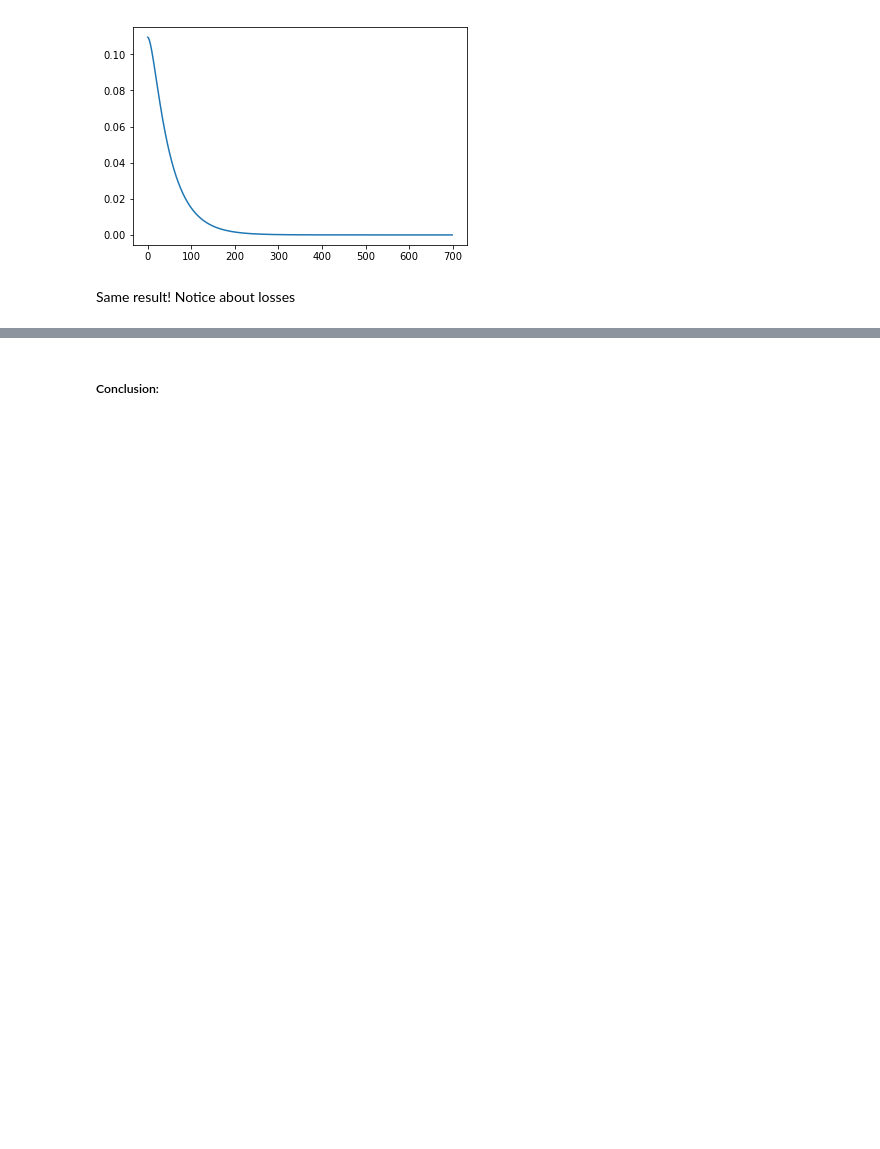
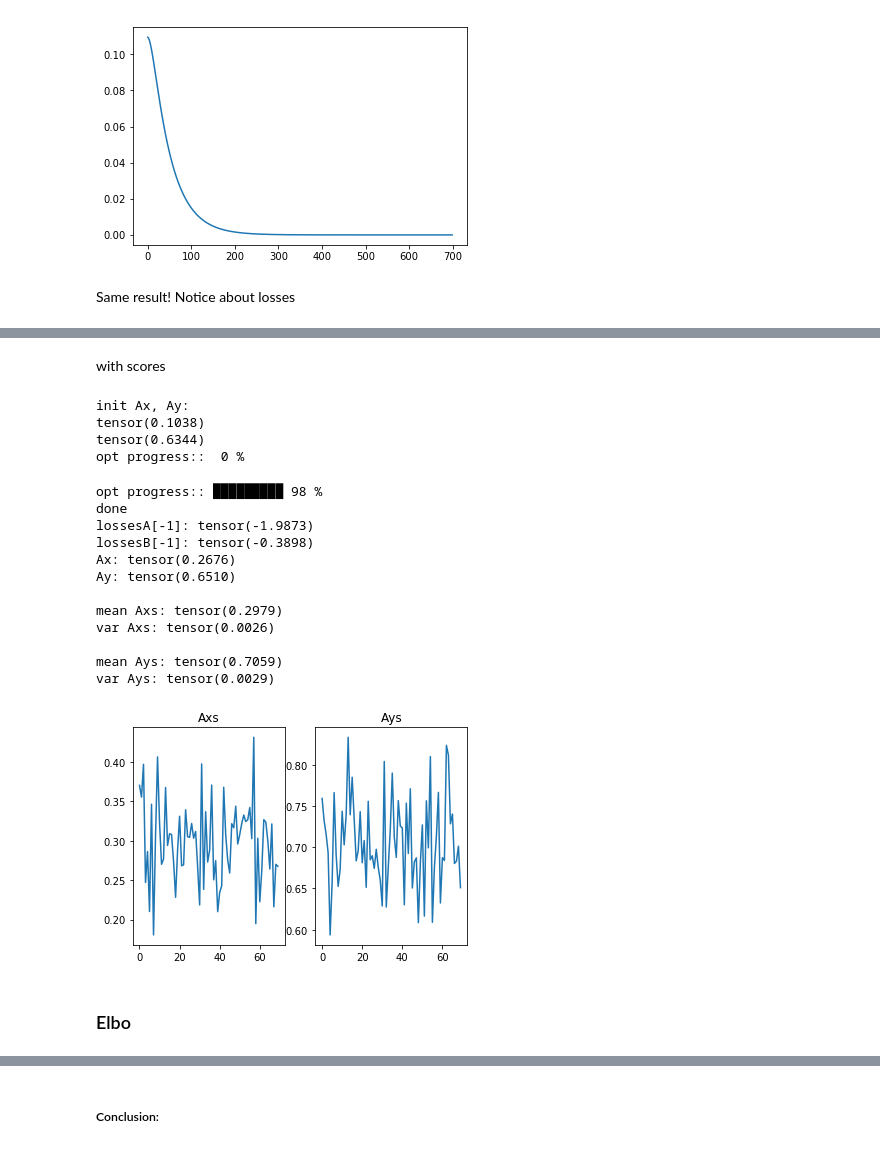
Before and after one commit to dglyzin/epireadgen, a Jupyter notebook: notebooks/showing_correctness_of_maxmin.ipynb, the cells around one changed output, grey strips where cells are left out. Drawn from its saved outputs; the diff is of its cells as text; code cells hidden in the pictures; blank space fills up the shorter version.

```diff
--- a/notebooks/showing_correctness_of_maxmin.ipynb
+++ b/notebooks/showing_correctness_of_maxmin.ipynb
@@ -88,0 +116,25 @@ Same result! Notice about losses
+# %% [markdown]
+with scores
+# %%
+rejsam.test_maxmin_seddle(
+    70, sampler_steps=70, use_score=True, threshold=0.0, max_counter=3000, dbg=False)
+# %% [output]
+init Ax, Ay:
+tensor(0.1038)
+tensor(0.6344)
+opt progress::  0 %
+opt progress:: █████████ 98 %
+done
+lossesA[-1]: tensor(-1.9873)
+lossesB[-1]: tensor(-0.3898)
+Ax: tensor(0.2676)
+Ay: tensor(0.6510)
+
+mean Axs: tensor(0.2979)
+var Axs: tensor(0.0026)
+
+mean Ays: tensor(0.7059)
+var Ays: tensor(0.0029)
+[figure, added]
+# %% [markdown]
+### Elbo
```
Also changed, not shown: parts of 12 cells of this notebook, 5 other files.
